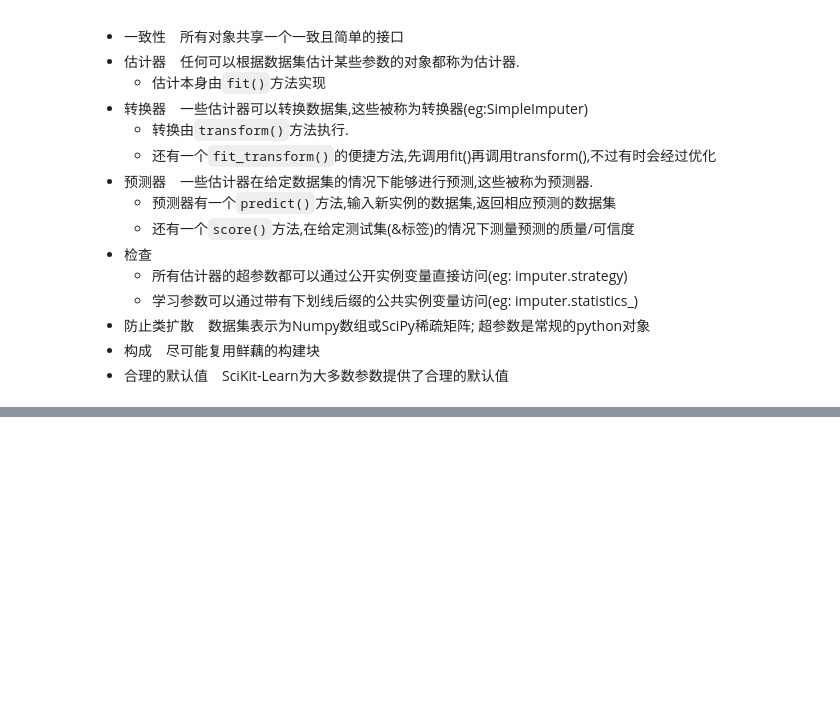
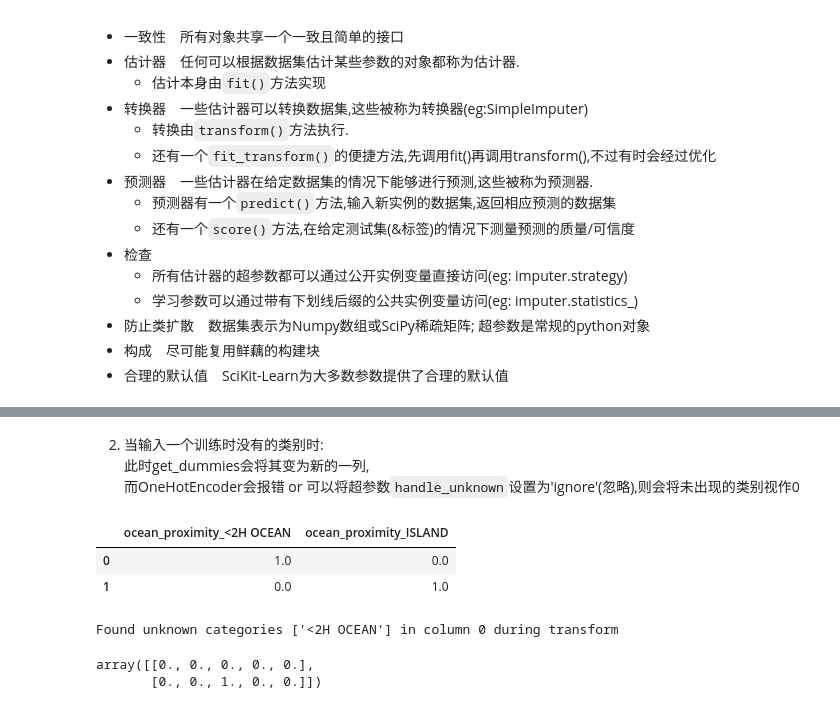
Before and after one commit to ym-ml/ML-DL_note, a Jupyter notebook: Hands-On_ML_withSklearn/Ch2.ipynb, the cells around one changed output, grey strips where cells are left out. Saved outputs shown, nothing was run; the diff lists cells and outputs as text; code cells hidden in the pictures; blank space fills up the shorter version.

```diff
--- a/Hands-On_ML_withSklearn/Ch2.ipynb
+++ b/Hands-On_ML_withSklearn/Ch2.ipynb
@@ -493,0 +596,24 @@ housing_tr=pd.DataFrame(X,index=housing_num.index,columns=housing_num.columns)
+# %% [markdown]
+2. 当输入一个训练时没有的类别时:
+此时get_dummies会将其变为新的一列,
+而OneHotEncoder会报错 or 可以将超参数`handle_unknown`设置为'ignore'(忽略),则会将未出现的类别视作0
+# %%
+df_test_unknown=pd.DataFrame({'ocean_proximity':['<2H OCEAN','ISLAND']})
+pd.get_dummies(df_test_unknown,dtype=float)
+# %% [output]
+|  | ocean_proximity_<2H OCEAN | ocean_proximity_ISLAND |
+| 0 | 1.0 | 0.0 |
+| 1 | 0.0 | 1.0 |
+# %%
+try:
+    cat_encoder.transform(df_test_unknown)
+except ValueError as e:
+    print(e)
+# %% [output]
+Found unknown categories ['<2H OCEAN'] in column 0 during transform
+# %%
+cat_encoder.handle_unknown='ignore'
+cat_encoder.transform(df_test_unknown).toarray()
+# %% [output]
+array([[0., 0., 0., 0., 0.],
+       [0., 0., 1., 0., 0.]])
```
Also changed, not shown: parts of 34 cells of this notebook.
